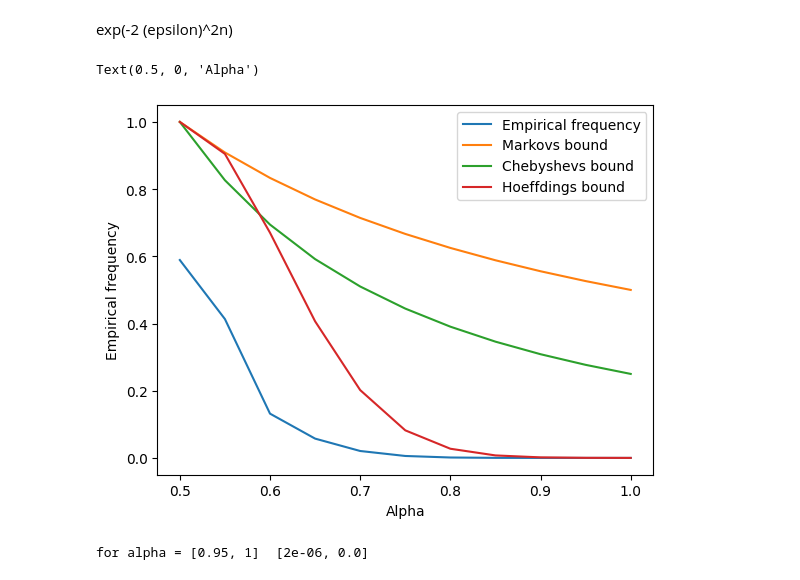
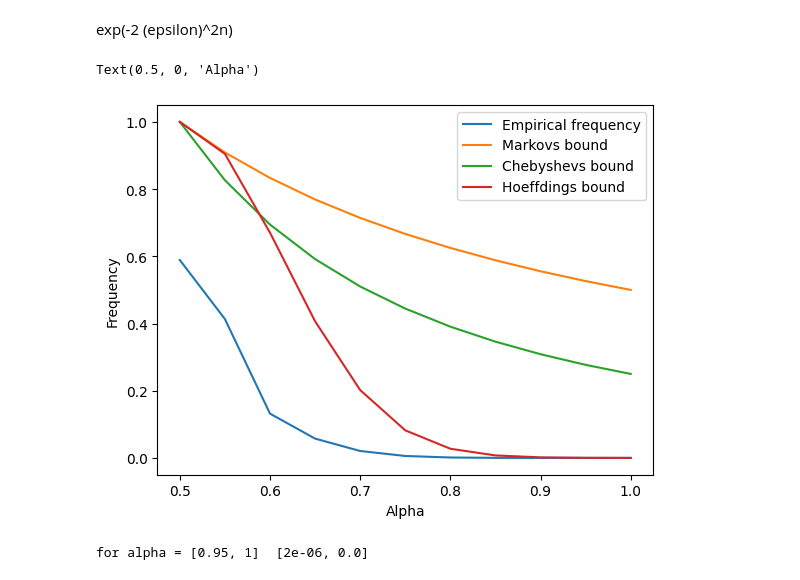
Before and after one commit to Husted42/machineLearning, a Jupyter notebook: linearRegression/hoefdings.ipynb, the cells around one changed output. Cells and saved outputs as stored; diff of their text form; code cells hidden in the pictures.

```diff
--- a/linearRegression/hoefdings.ipynb
+++ b/linearRegression/hoefdings.ipynb
@@ -121,14 +121,14 @@ HoeffdingBound = (getHoefBound(alpha, 0.5))
 # %%
 plt.plot(alpha, empFreqLst, label = 'Empirical frequency')
 plt.plot(alpha, markovsBound, label = 'Markovs bound')
 plt.plot(alpha, chebyshevBound, label = 'Chebyshevs bound')
 plt.plot(alpha, HoeffdingBound, label = 'Hoeffdings bound')
 plt.legend()
-plt.ylabel('Empirical frequency')
+plt.ylabel('Frequency')
 plt.xlabel('Alpha')
 # %% [output]
 Text(0.5, 0, 'Alpha')
-[figure, old version]
+[figure, new version]
 # %%
 print('for alpha = [0.95, 1] ', empFreqLst[9:11])
 # %% [output]
```
Also changed, not shown: parts of 3 cells of this notebook.
